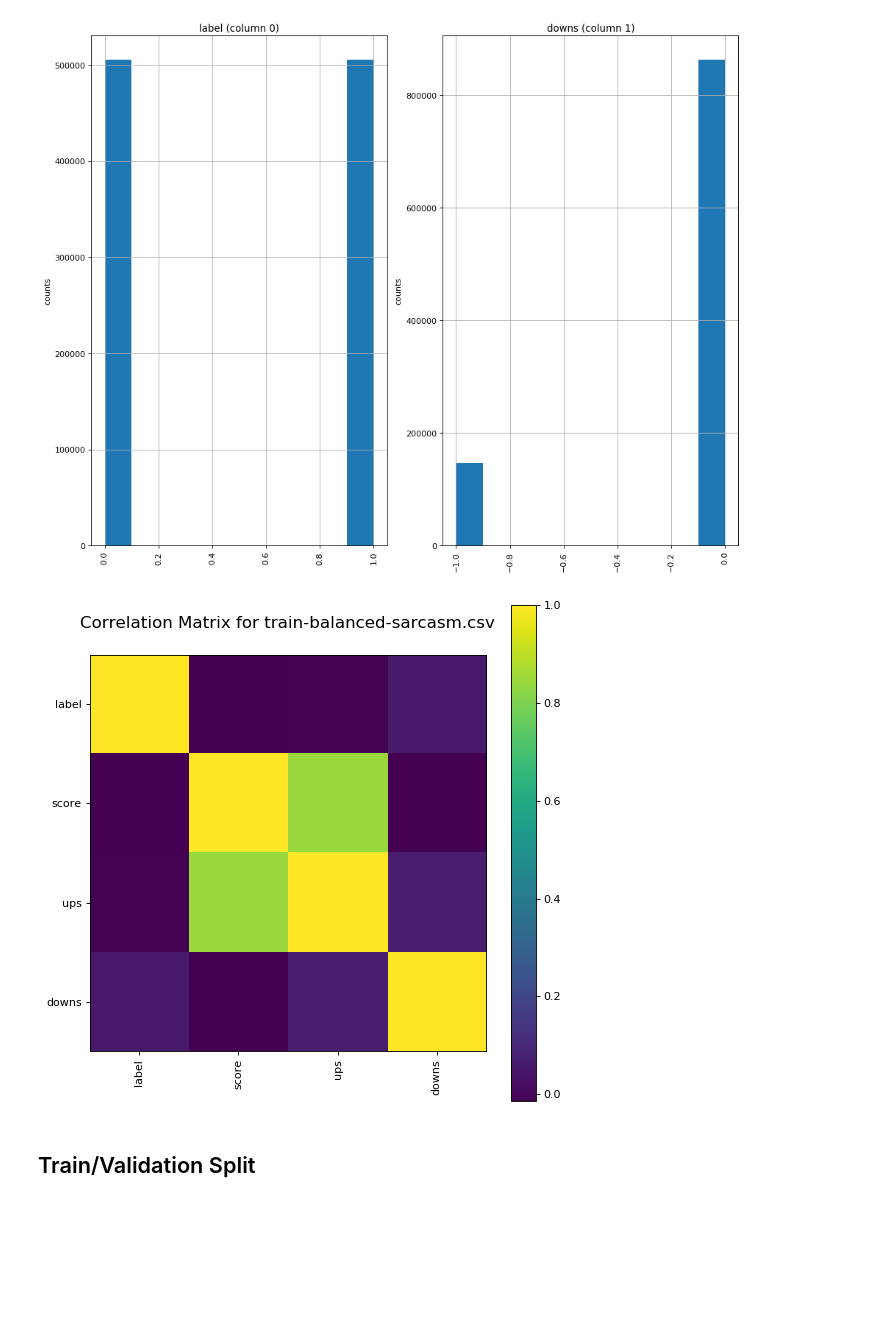
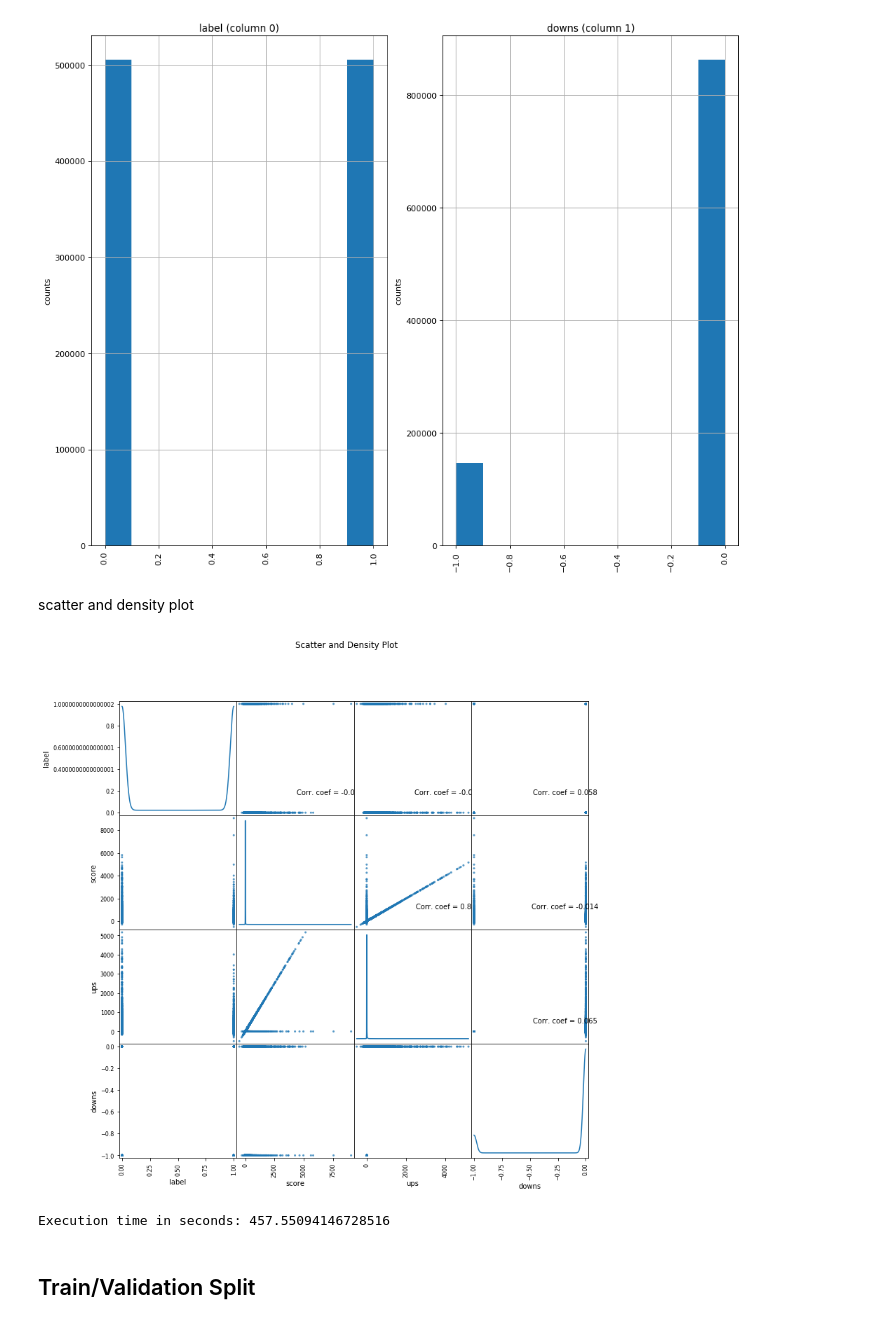
Before and after one commit to federicopessina/RedditSarcasm, a Jupyter notebook: main_notebook.ipynb, the cells around one changed output. Saved outputs shown, nothing was run; the diff lists cells and outputs as text; code cells hidden in the pictures; blank space fills up the shorter version.

```diff
--- a/main_notebook.ipynb
+++ b/main_notebook.ipynb
@@ -312,32 +323,36 @@ plotPerColumnDistribution(df_data, 10, 5)
 # %% [output]
 [figure]
-# %%
-plotCorrelationMatrix(df_data, 8)
-# %% [output]
-[figure, removed]
+# %% [markdown]
+scatter and density plot
 # %%
-# Scatter and density plots
-def plotScatterMatrix(df, plotSize, textSize):
-    df = df.select_dtypes(include =[np.number]) # keep only numerical columns
+def plot_scatter_matrix(df, plot_size, text_size):
+    df = df.select_dtypes(include = [np.number]) # keep only numerical columns
+
     # Remove rows and columns that would lead to df being singular
     df = df.dropna('columns')
     df = df[[col for col in df if df[col].nunique() > 1]] # keep columns where there are more than 1 unique values
-    columnNames = list(df)
-    if len(columnNames) > 10: # reduce the number of columns for matrix inversion of kernel density plots
-        columnNames = columnNames[:10]
-    df = df[columnNames]
-    ax = pd.plotting.scatter_matrix(df, alpha=0.75, figsize=[plotSize, plotSize], diagonal='kde')
+    _column_names = list(df)
+
+    if len(_column_names) > 10: # reduce the number of columns for matrix inversion of kernel density plots
+        _column_names = _column_names[:10]
+    df = df[_column_names]
+    ax = pd.plotting.scatter_matrix(df, alpha = 0.75, figsize = [plot_size, plot_size], diagonal = 'kde')
     corrs = df.corr().values
+
     for i, j in zip(*plt.np.triu_indices_from(ax, k = 1)):
-        ax[i, j].annotate('Corr. coef = %.3f' % corrs[i, j], (0.8, 0.2), xycoords='axes fraction', ha='center', va='center', size=textSize)
+        ax[i, j].annotate('Corr. coef = %.3f' % corrs[i, j], (0.8, 0.2), xycoords = 'axes fraction', ha = 'center', va = 'center', size = text_size)
     plt.suptitle('Scatter and Density Plot')
     plt.show()
 
-startTime = time.time()
+start_time = time.time()
 
-plotScatterMatrix(df_data, 12, 10) # warning: slow
+plot_scatter_matrix(df_data, 12, 10) # warning: slow
 
-executionTime = (time.time() - startTime)
-print('Execution time in seconds: ' + str(executionTime))
+execution_time = (time.time() - start_time)
+
+print('Execution time in seconds: ' + str(execution_time))
+# %% [output]
+[figure, added]
+Execution time in seconds: 457.55094146728516
 # %% [markdown]
 ## Train/Validation Split
```
Also changed, not shown: parts of 60 cells of this notebook, 4 other files.
